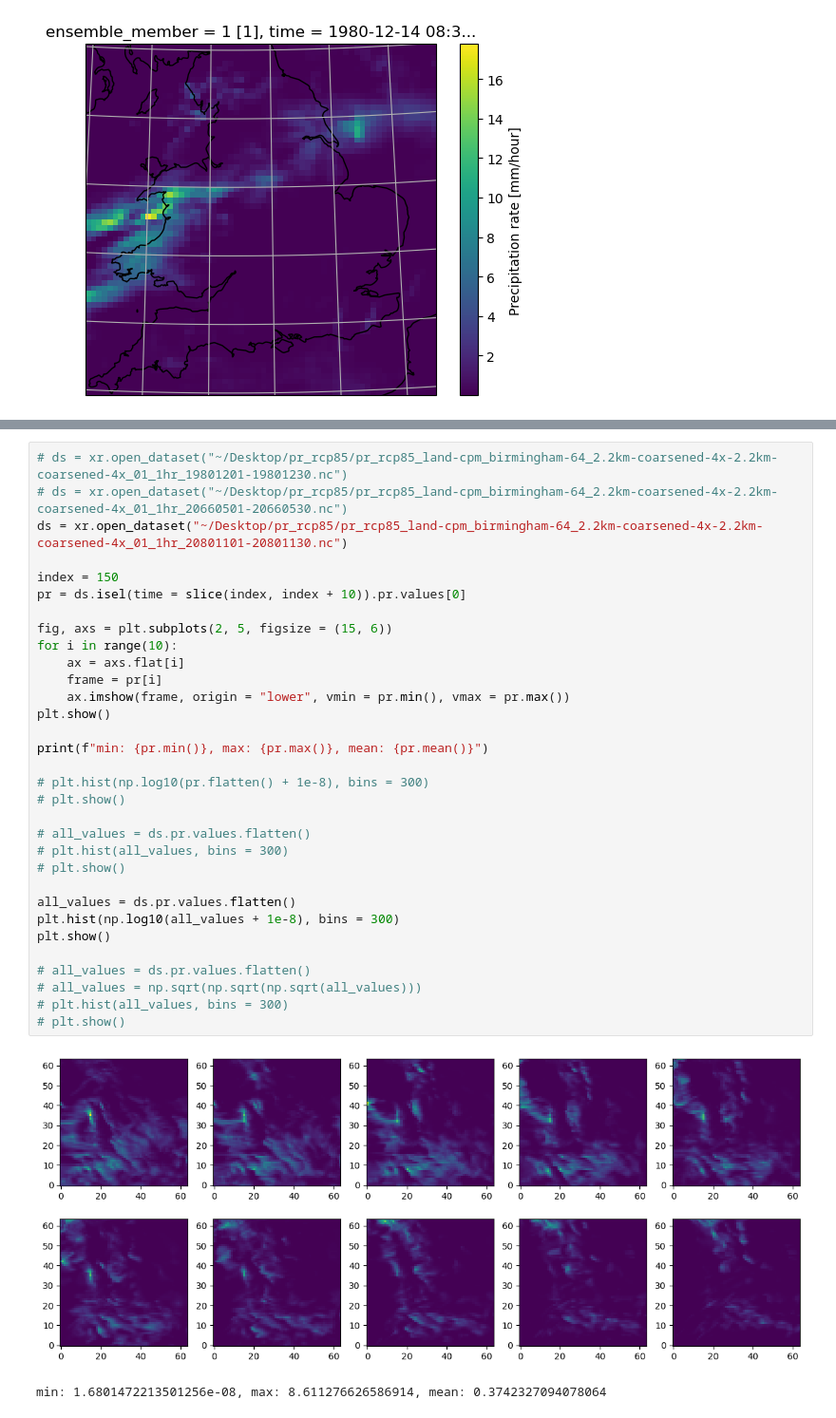
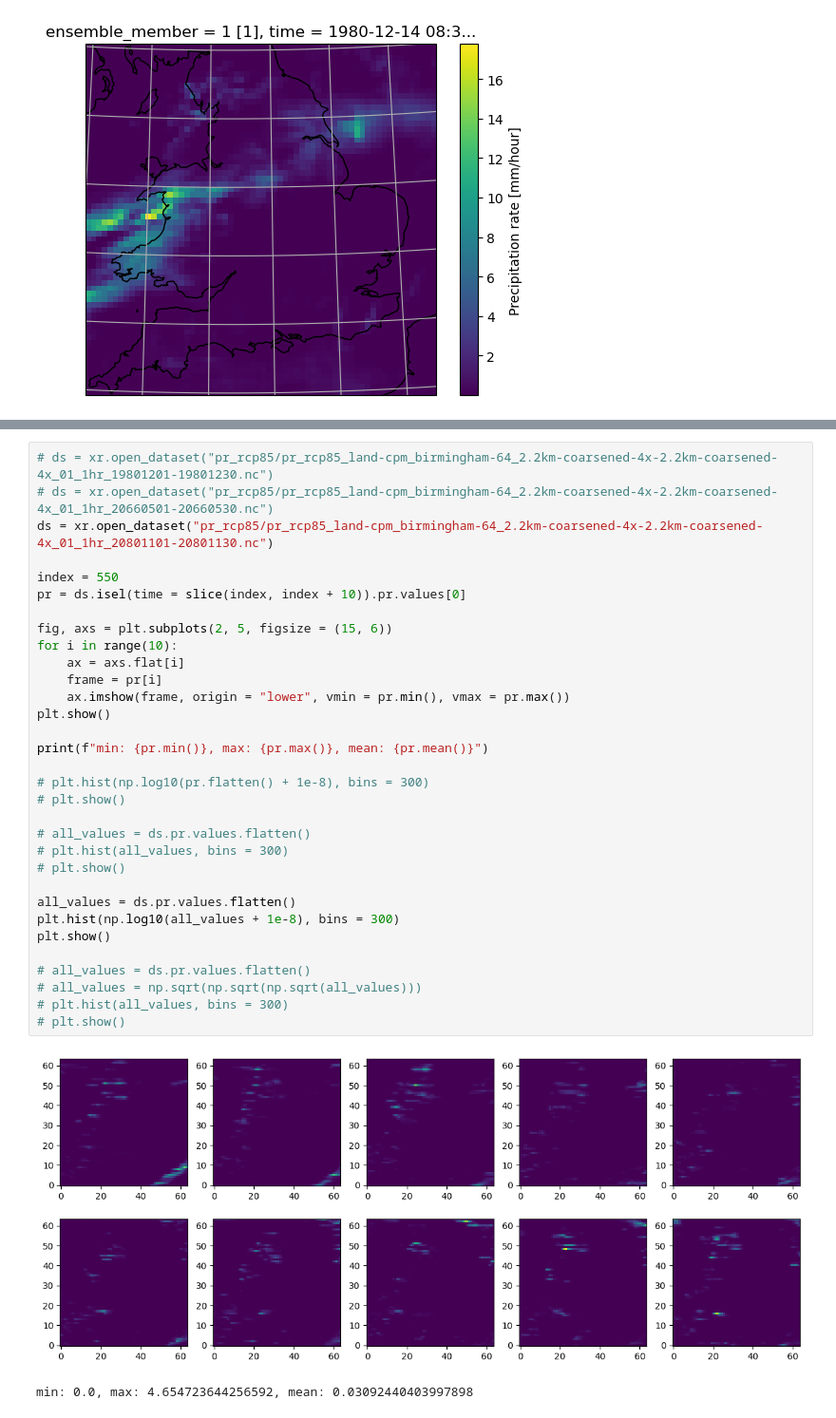
Before and after one commit to henryaddison/video-diffusion-climate, a Jupyter notebook: notebooks/explore.ipynb, the cells around one changed output, grey strips where cells are left out. Shown at 95% size. Saved outputs shown, nothing was run; the diff lists cells and outputs as text.

```diff
--- a/notebooks/explore.ipynb
+++ b/notebooks/explore.ipynb
@@ -120,37 +113,37 @@ ds = SelectDomain("birmingham", size=64).run(ds)
 # %%
-# ds = xr.open_dataset("~/Desktop/pr_rcp85/pr_rcp85_land-cpm_birmingham-64_2.2km-coarsened-4x-2.2km-coarsened-4x_01_1hr_19801201-19801230.nc")
-# ds = xr.open_dataset("~/Desktop/pr_rcp85/pr_rcp85_land-cpm_birmingham-64_2.2km-coarsened-4x-2.2km-coarsened-4x_01_1hr_20660501-20660530.nc")
-ds = xr.open_dataset("~/Desktop/pr_rcp85/pr_rcp85_land-cpm_birmingham-64_2.2km-coarsened-4x-2.2km-coarsened-4x_01_1hr_20801101-20801130.nc")
+# ds = xr.open_dataset("pr_rcp85/pr_rcp85_land-cpm_birmingham-64_2.2km-coarsened-4x-2.2km-coarsened-4x_01_1hr_19801201-19801230.nc")
+# ds = xr.open_dataset("pr_rcp85/pr_rcp85_land-cpm_birmingham-64_2.2km-coarsened-4x-2.2km-coarsened-4x_01_1hr_20660501-20660530.nc")
+ds = xr.open_dataset("pr_rcp85/pr_rcp85_land-cpm_birmingham-64_2.2km-coarsened-4x-2.2km-coarsened-4x_01_1hr_20801101-20801130.nc")
 
-index = 150
+index = 550
 pr = ds.isel(time = slice(index, index + 10)).pr.values[0]
 
 fig, axs = plt.subplots(2, 5, figsize = (15, 6))
 for i in range(10):
     ax = axs.flat[i]
     frame = pr[i]
     ax.imshow(frame, origin = "lower", vmin = pr.min(), vmax = pr.max())
 plt.show()
 
 print(f"min: {pr.min()}, max: {pr.max()}, mean: {pr.mean()}")
 
 # plt.hist(np.log10(pr.flatten() + 1e-8), bins = 300)
 # plt.show()
 
 # all_values = ds.pr.values.flatten()
 # plt.hist(all_values, bins = 300)
 # plt.show()
 
 all_values = ds.pr.values.flatten()
 plt.hist(np.log10(all_values + 1e-8), bins = 300)
 plt.show()
 
 # all_values = ds.pr.values.flatten()
 # all_values = np.sqrt(np.sqrt(np.sqrt(all_values)))
 # plt.hist(all_values, bins = 300)
 # plt.show()
 # %% [output]
-[figure, old version]
+[figure, new version]
-min: 1.6801472213501256e-08, max: 8.611276626586914, mean: 0.3742327094078064
+min: 0.0, max: 4.654723644256592, mean: 0.03092440403997898
 [figure]
 # %%
```
Also changed, not shown: parts of 3 cells of this notebook, 4 other files.
